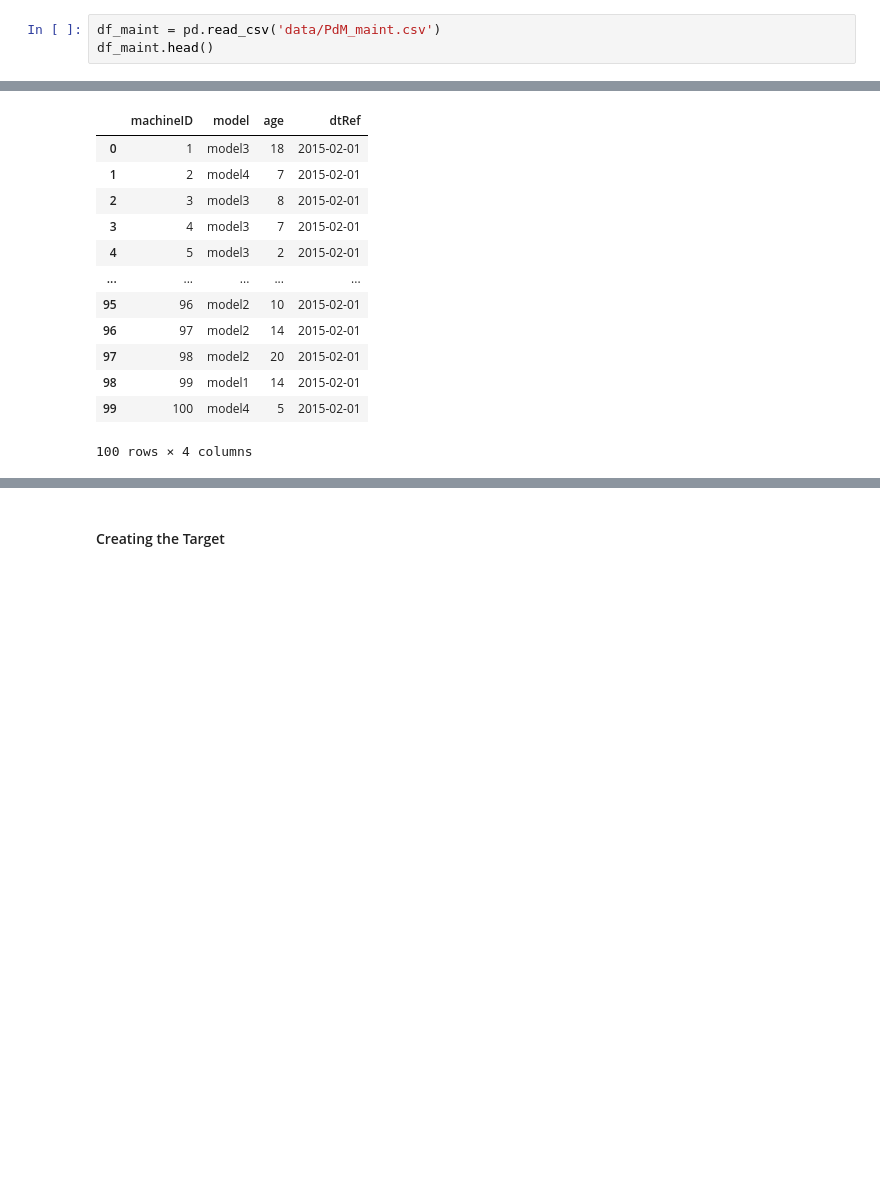
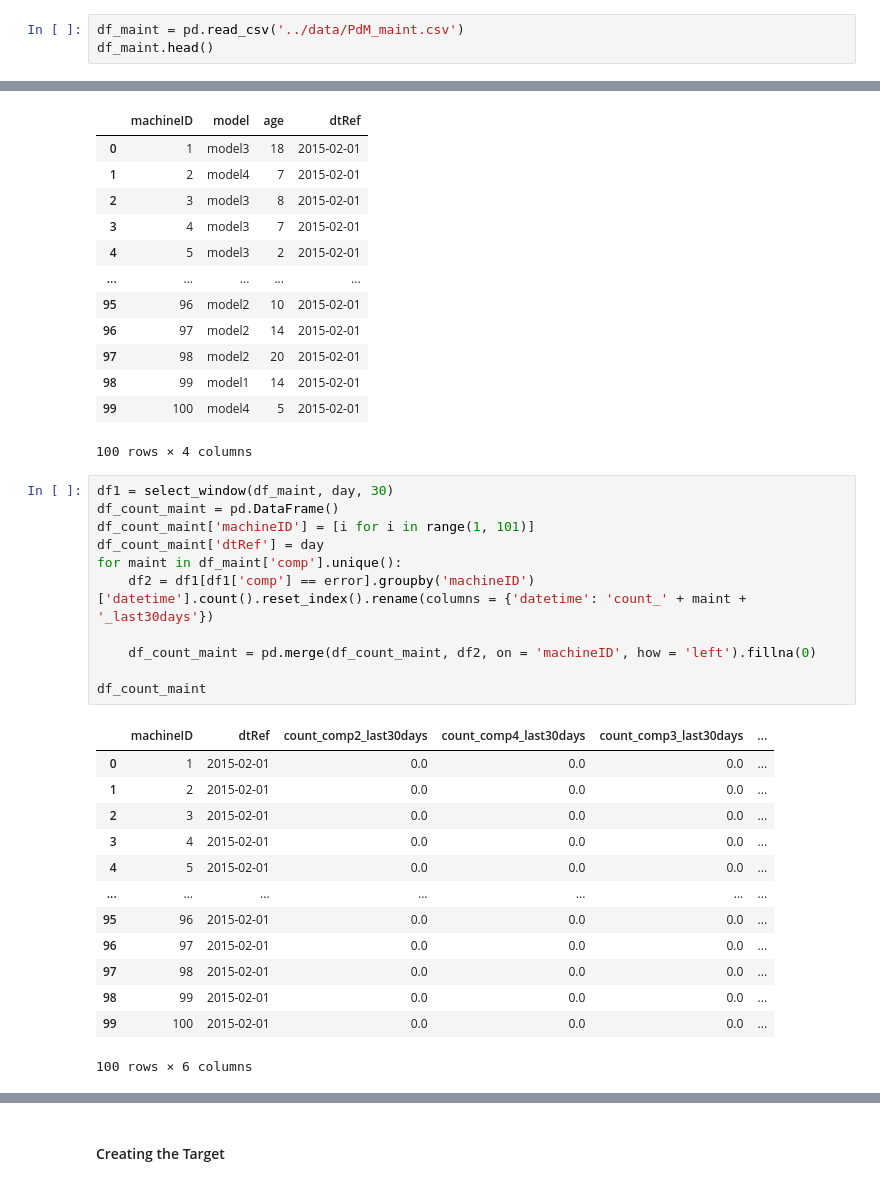
Before and after one commit to jooaobrum/preditive-maintenance, a Jupyter notebook: notebooks/pdm-exploration-features.ipynb, the cells around one changed output, grey strips where cells are left out. Cells and saved outputs as stored; diff of their text form; blank space fills up the shorter version.

```diff
--- a/notebooks/pdm-exploration-features.ipynb
+++ b/notebooks/pdm-exploration-features.ipynb
@@ -57,7 +57,7 @@ df_telemetry.head()
 | 3 | 2015-01-01 09:00:00 | 1 | 162.462833 | 346.149335 | 109.248561 | 41.122144 |
 | 4 | 2015-01-01 10:00:00 | 1 | 157.610021 | 435.376873 | 111.886648 | 25.990511 |
 # %%
-df_maint = pd.read_csv('data/PdM_maint.csv')
+df_maint = pd.read_csv('../data/PdM_maint.csv')
 df_maint.head()
 # %% [output]
 |  | datetime | machineID | comp |
@@ -431,3 +415,28 @@ df_charact_machines
 | 98 | 99 | model1 | 14 | 2015-02-01 |
 | 99 | 100 | model4 | 5 | 2015-02-01 |
 100 rows × 4 columns
+# %%
+df1 = select_window(df_maint, day, 30)
+df_count_maint = pd.DataFrame()
+df_count_maint['machineID'] = [i for i in range(1, 101)]
+df_count_maint['dtRef'] = day
+for maint in df_maint['comp'].unique():
+    df2 = df1[df1['comp'] == error].groupby('machineID')['datetime'].count().reset_index().rename(columns = {'datetime': 'count_' + maint + '_last30days'})
+
+    df_count_maint = pd.merge(df_count_maint, df2, on = 'machineID', how = 'left').fillna(0)
+
+df_count_maint
+# %% [output]
+|  | machineID | dtRef | count_comp2_last30days | count_comp4_last30days | count_comp3_last30days | ... |
+| 0 | 1 | 2015-02-01 | 0.0 | 0.0 | 0.0 | ... |
+| 1 | 2 | 2015-02-01 | 0.0 | 0.0 | 0.0 | ... |
+| 2 | 3 | 2015-02-01 | 0.0 | 0.0 | 0.0 | ... |
+| 3 | 4 | 2015-02-01 | 0.0 | 0.0 | 0.0 | ... |
+| 4 | 5 | 2015-02-01 | 0.0 | 0.0 | 0.0 | ... |
+| ... | ... | ... | ... | ... | ... | ... |
+| 95 | 96 | 2015-02-01 | 0.0 | 0.0 | 0.0 | ... |
+| 96 | 97 | 2015-02-01 | 0.0 | 0.0 | 0.0 | ... |
+| 97 | 98 | 2015-02-01 | 0.0 | 0.0 | 0.0 | ... |
+| 98 | 99 | 2015-02-01 | 0.0 | 0.0 | 0.0 | ... |
+| 99 | 100 | 2015-02-01 | 0.0 | 0.0 | 0.0 | ... |
+100 rows × 6 columns
```
Also changed, not shown: parts of 26 cells of this notebook, 5 other files.
